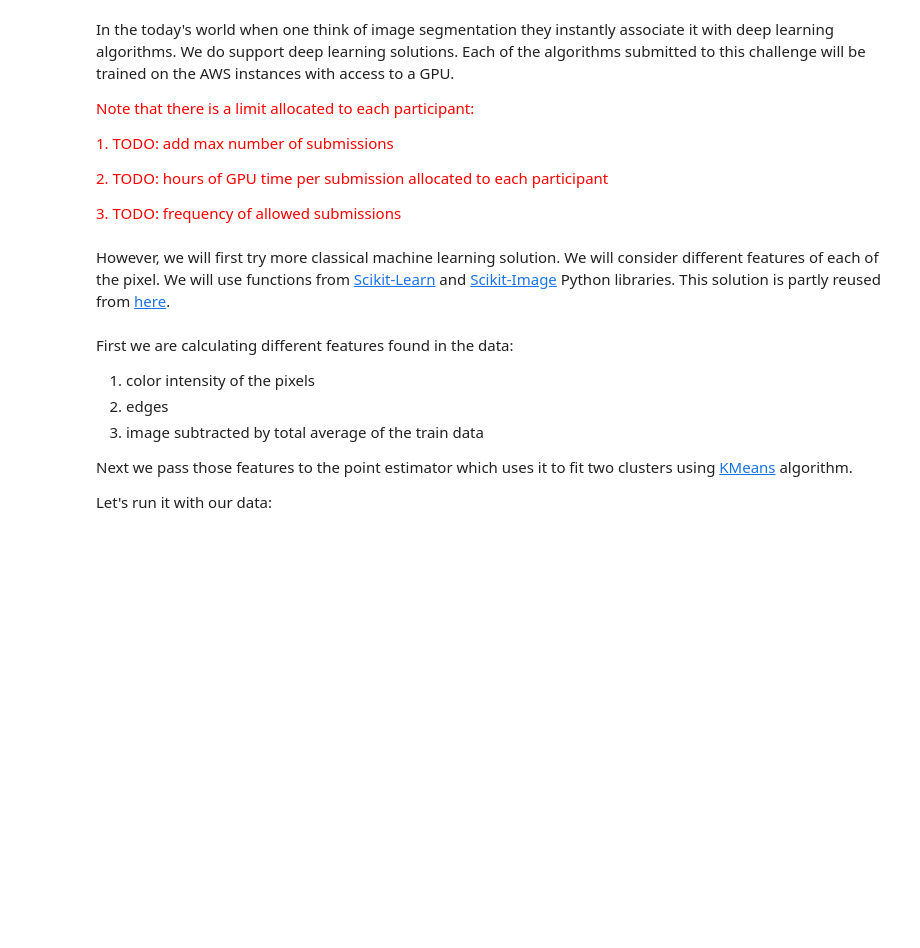
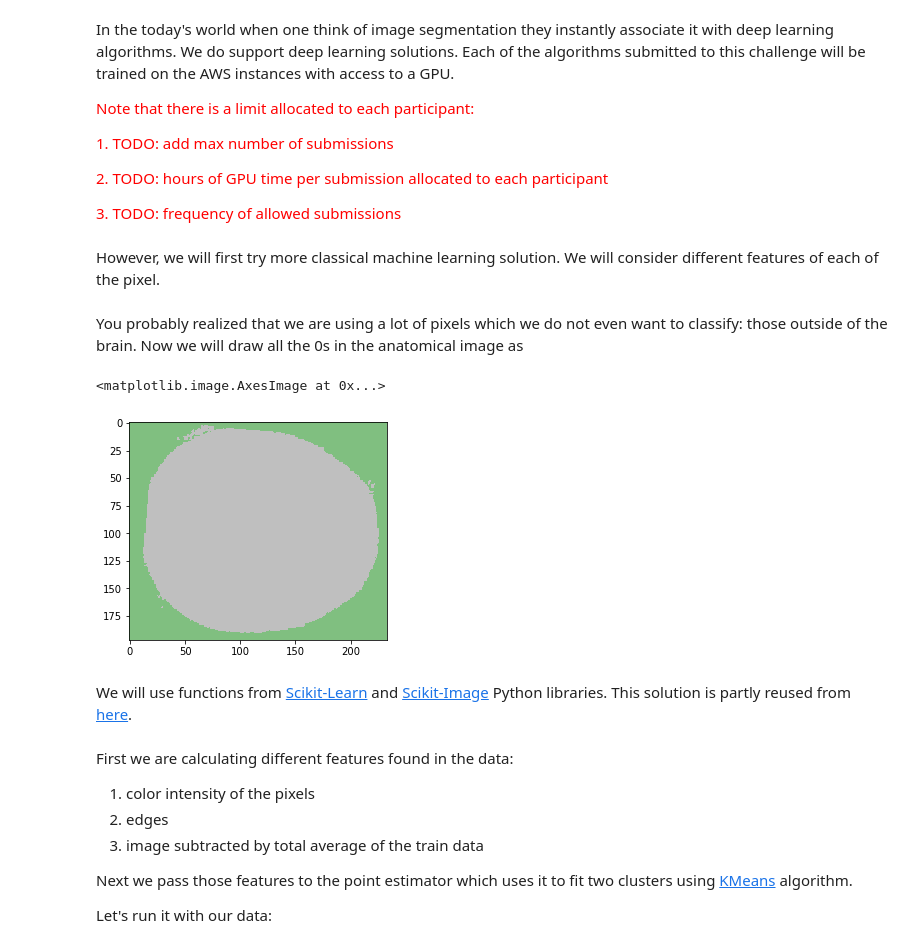
Before and after one commit to ramp-kits/stroke_lesions, a Jupyter notebook: stroke_starting_kit.ipynb, the cells around one changed output. Cells and saved outputs as stored; diff of their text form; code cells hidden in the pictures; blank space fills up the shorter version.

Commit message:
added image with the brain/outside

```diff
--- a/stroke_starting_kit.ipynb
+++ b/stroke_starting_kit.ipynb
@@ -475,8 +475,25 @@ In the today's world when one think of image segmentation they instantly associa
 <font color='red'>2. TODO: hours of GPU time per submission allocated to each participant</font>
 
 <font color='red'>3. TODO: frequency of allowed submissions</font>
+# %% [markdown]
+However, we will first try more classical machine learning solution. We will consider different features of each of the pixel.
+# %% [markdown]
+You probably realized that we are using a lot of pixels which we do not even want to classify: those outside of the brain. Now we will draw all the 0s in the anatomical image as
+# %%
+from matplotlib import colors
+img1_array = img1.get_fdata()
+
+cmap_nobrain = colors.ListedColormap(['gray','green'])
+
+img1_array[np.abs(img1_array) > 0] = 1
+plt.imshow(img1_array[:, :, 100], cmap=cmap_nobrain,
+           interpolation='none',
+           alpha=0.5)
+# %% [output]
+<matplotlib.image.AxesImage at 0x...>
+[figure, added]
 # %% [markdown]
-However, we will first try more classical machine learning solution. We will consider different features of each of the pixel. We will use functions from [Scikit-Learn](https://scikit-learn.org/stable/) and [Scikit-Image](https://scikit-image.org/) Python libraries.
+We will use functions from [Scikit-Learn](https://scikit-learn.org/stable/) and [Scikit-Image](https://scikit-image.org/) Python libraries.
 This solution is partly reused from [here](https://eoss-image-processing.github.io/2020/06/24/trainable-segmentation.html).
 # %%
 # %load submissions/starting_kit/estimator.py
```
Also changed, not shown: parts of 6 cells of this notebook.
